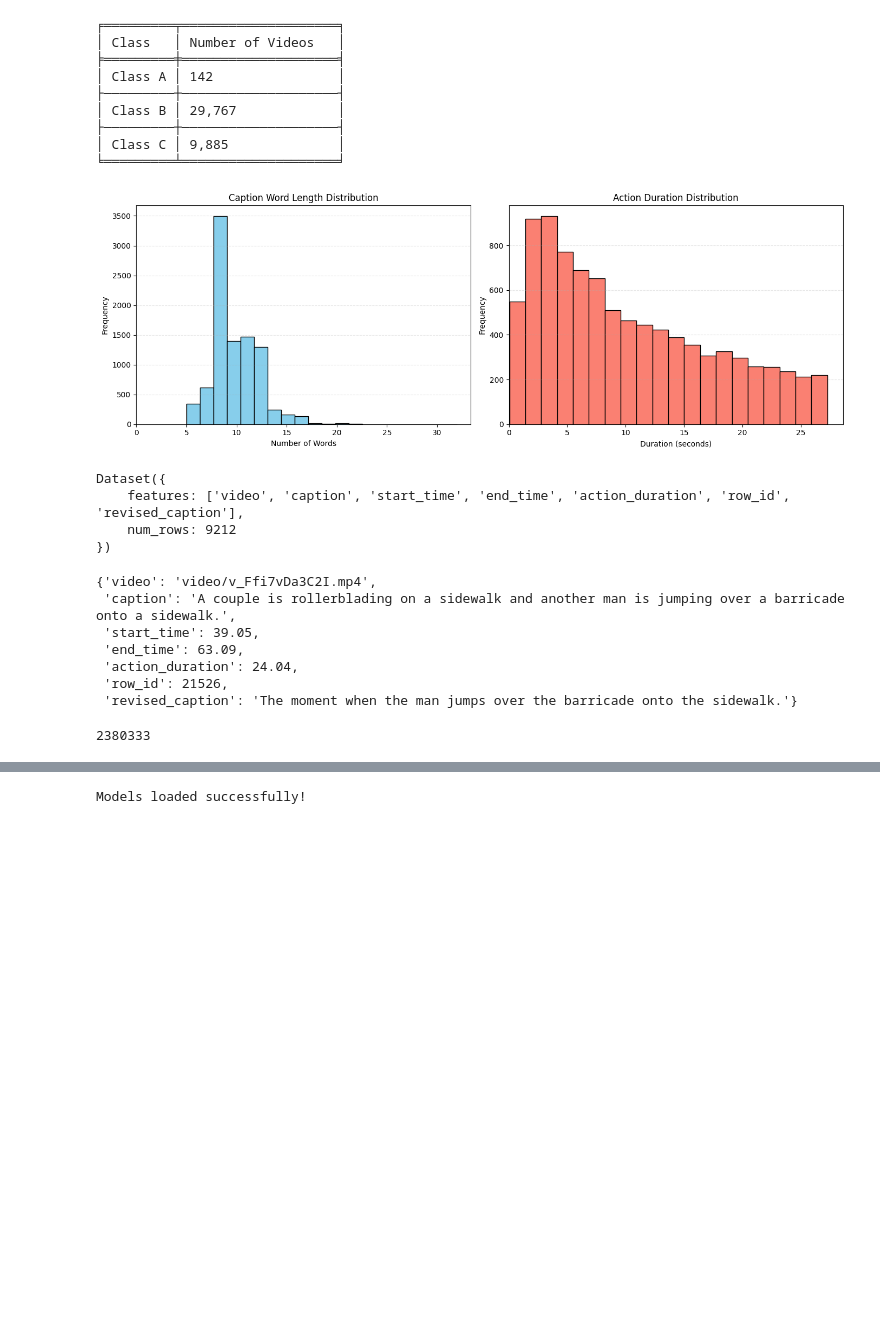
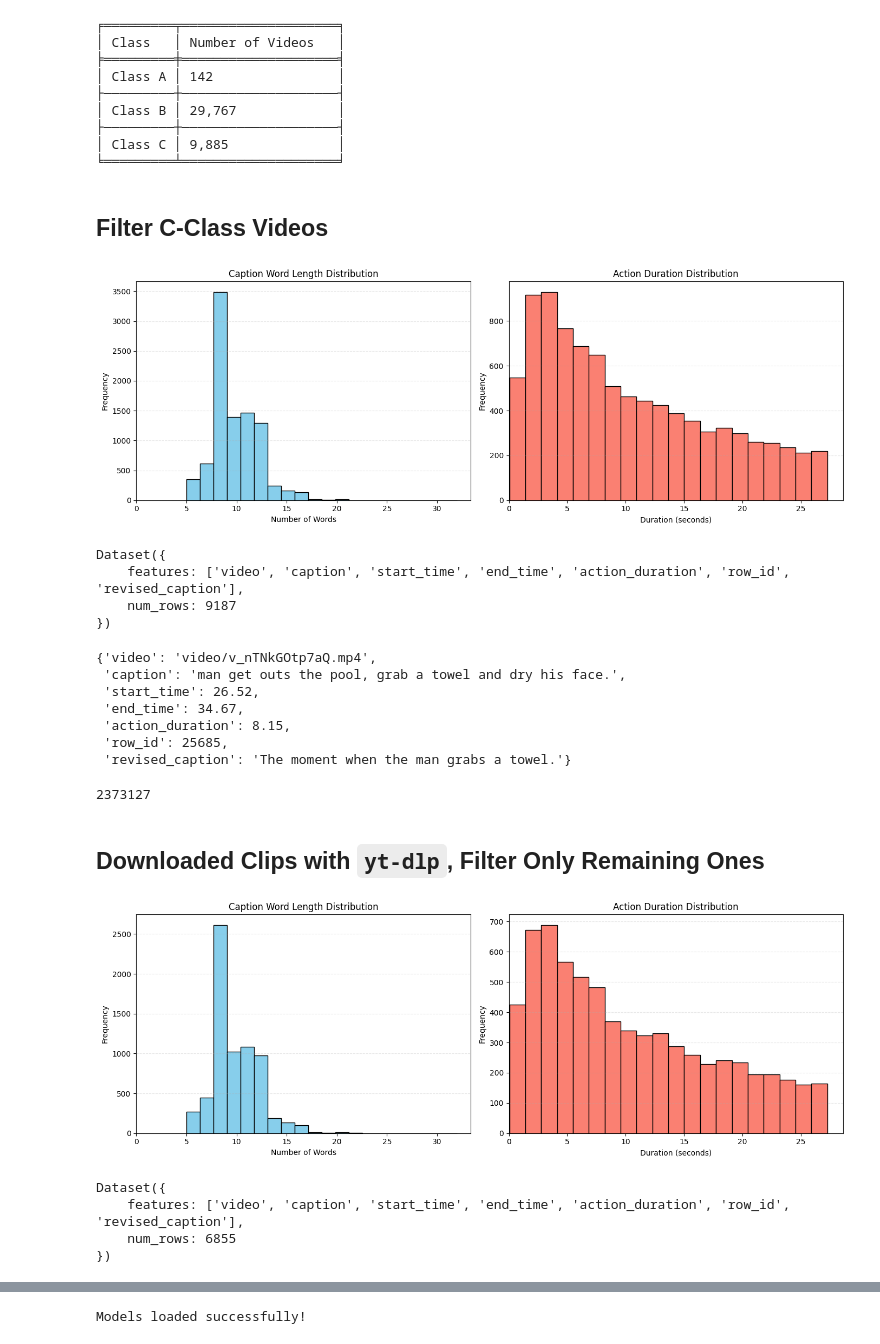
Before and after one commit to cminst/flash-dataset, a Jupyter notebook: dataset_streammamba.ipynb, the cells around one changed output, grey strips where cells are left out. Saved outputs shown, nothing was run; the diff lists cells and outputs as text; code cells hidden in the pictures; blank space fills up the shorter version.

```diff
--- a/dataset_streammamba.ipynb
+++ b/dataset_streammamba.ipynb
@@ -328,40 +330,72 @@ print(tabulate(table_data, headers=["Class", "Number of Videos"], tablefmt="fanc
 ├─────────┼────────────────────┤
 │ Class C │ 9,885              │
 ╘═════════╧════════════════════╛
+# %% [markdown]
+## Filter C-Class Videos
 # %%
+import os
+
 def is_high_quality_action(row):
     caption = row['caption']
-    no_logo = 'logo' not in caption
-    no_text = 'text' not in caption
-    no_text = 'camera' not in caption
+    return (
+        'logo' not in caption and
+        'text' not in caption and
+        'camera' not in caption
+    )
 
-    return no_logo and no_text
+flash_dataset_old = c_videos \
+    .filter(is_high_quality_action) \
+    .remove_columns(['classification', 'classification_prompt'])
 
-flash_dataset_raw = c_videos.filter(is_high_quality_action).remove_columns(['classification', 'classification_prompt'])
+plot_dataset_stats(flash_dataset_old)
 
-plot_dataset_stats(flash_dataset_raw)
-
-flash_dataset_raw
+flash_dataset_old
 # %% [output]
 [figure]
 Dataset({
     features: ['video', 'caption', 'start_time', 'end_time', 'action_duration', 'row_id', 'revised_caption'],
-    num_rows: 9212
+    num_rows: 9187
 })
 # %%
-random.choice(flash_dataset_raw)
+random.choice(flash_dataset_old)
 # %% [output]
-{'video': 'video/v_Ffi7vDa3C2I.mp4',
- 'caption': 'A couple is rollerblading on a sidewalk and another man is jumping over a barricade onto a sidewalk.',
- 'start_time': 39.05,
- 'end_time': 63.09,
- 'action_duration': 24.04,
- 'row_id': 21526,
- 'revised_caption': 'The moment when the man jumps over the barricade onto the sidewalk.'}
+{'video': 'video/v_nTNkGOtp7aQ.mp4',
+ 'caption': 'man get outs the pool, grab a towel and dry his face.',
+ 'start_time': 26.52,
+ 'end_time': 34.67,
+ 'action_duration': 8.15,
+ 'row_id': 25685,
+ 'revised_caption': 'The moment when the man grabs a towel.'}
 # %%
-flash_dataset_raw.to_json("flash_dataset_unlabelled_9.2k.jsonl")
+flash_dataset_old.to_json("flash_dataset_stage1_9.2k.jsonl")
 # %% [output]
-2380333
+2373127
+# %% [markdown]
+## Downloaded Clips with `yt-dlp`, Filter Only Remaining Ones
+# %%
+def get_new_video_id(row):
+    video_string = row['video'].split('/')[-1].split('.')[0][2:]
+
+    new_video_id = f"downloaded_clips/{video_string}_{row['row_id']}.mp4"
+
+    return {'video': new_video_id }
+
+def is_available_video(row):
+    return os.path.exists(get_new_video_id(row)['video'])
+
+flash_dataset_raw = flash_dataset_old \
+    .filter(is_available_video) \
+    .map(get_new_video_id)
+
+plot_dataset_stats(flash_dataset_raw)
+
+flash_dataset_raw
+# %% [output]
+[figure, added]
+Dataset({
+    features: ['video', 'caption', 'start_time', 'end_time', 'action_duration', 'row_id', 'revised_caption'],
+    num_rows: 6855
+})
 # %%
 flash_dataset_raw[0]
 # %% [output]
```
Also changed, not shown: parts of 11 cells of this notebook.
